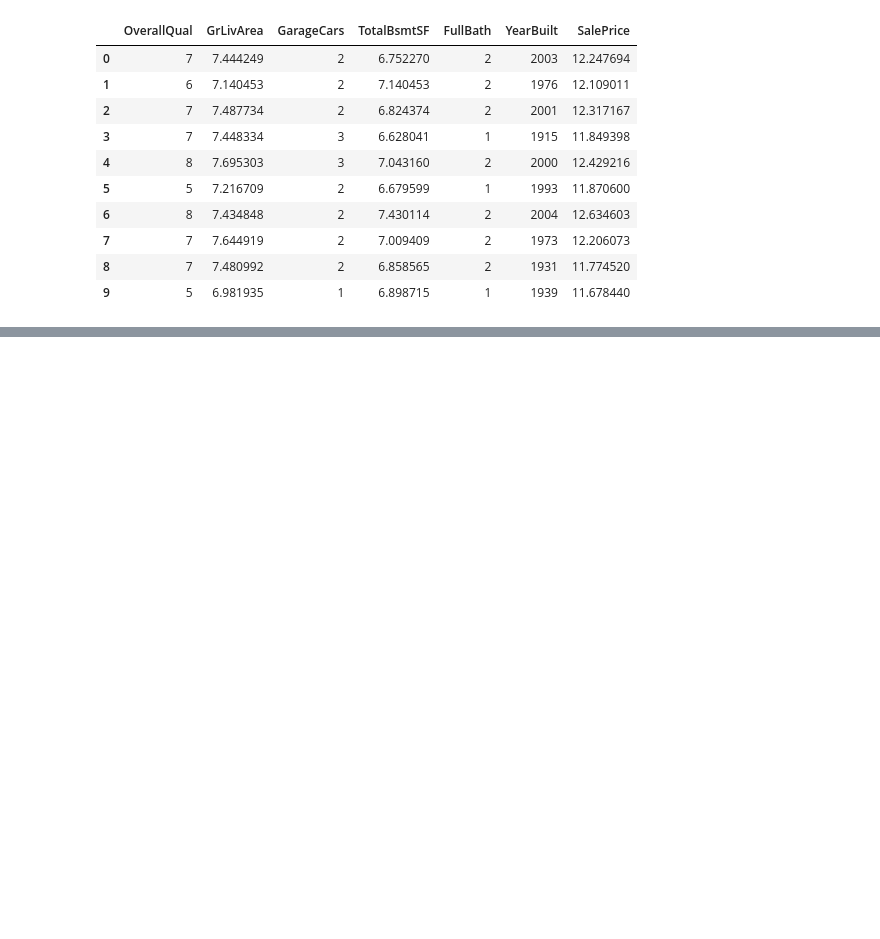
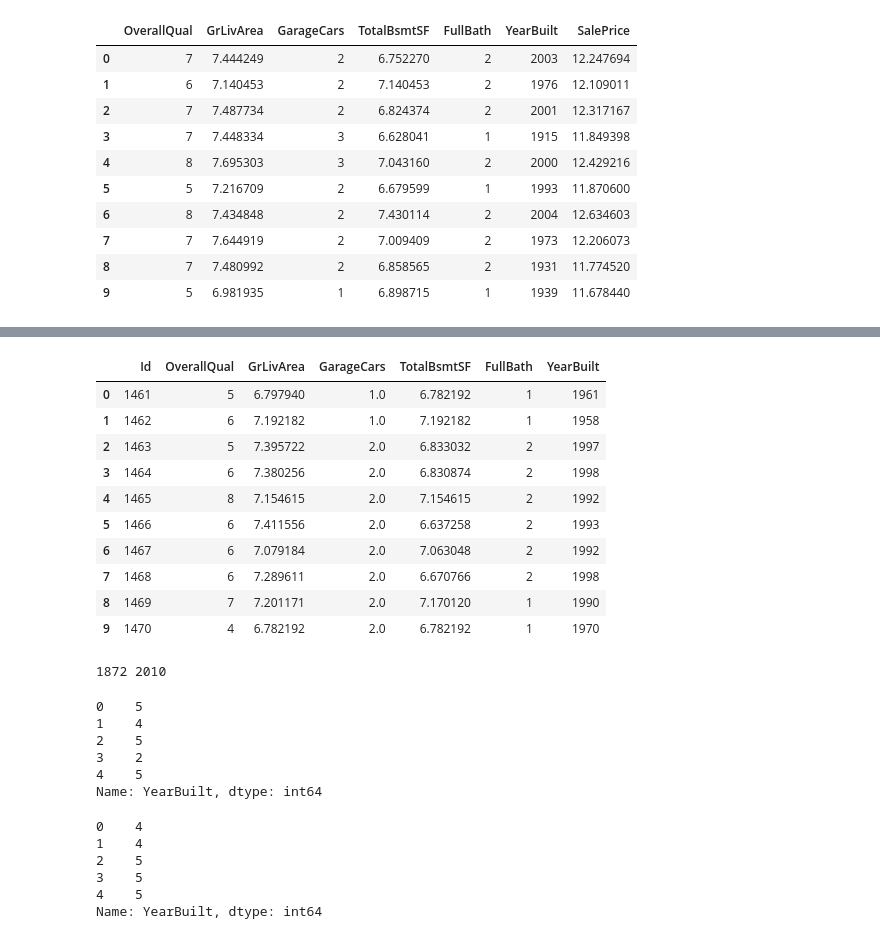
Before and after one commit to mushfiqulIslam/mltraining, a Jupyter notebook: house-prices/house-price.ipynb, the cells around one changed output, grey strips where cells are left out. Drawn from its saved outputs; the diff is of its cells as text; code cells hidden in the pictures; blank space fills up the shorter version.

```diff
--- a/house-prices/house-price.ipynb
+++ b/house-prices/house-price.ipynb
@@ -369,0 +381,46 @@ train.head(10)
+# %%
+#data transformation
+test['GrLivArea'] = np.log(test['GrLivArea'])
+test['TotalBsmtSF'] = np.log(test['TotalBsmtSF'])
+test.head(10)
+# %% [output]
+|  | Id | OverallQual | GrLivArea | GarageCars | TotalBsmtSF | FullBath | YearBuilt |
+| 0 | 1461 | 5 | 6.797940 | 1.0 | 6.782192 | 1 | 1961 |
+| 1 | 1462 | 6 | 7.192182 | 1.0 | 7.192182 | 1 | 1958 |
+| 2 | 1463 | 5 | 7.395722 | 2.0 | 6.833032 | 2 | 1997 |
+| 3 | 1464 | 6 | 7.380256 | 2.0 | 6.830874 | 2 | 1998 |
+| 4 | 1465 | 8 | 7.154615 | 2.0 | 7.154615 | 2 | 1992 |
+| 5 | 1466 | 6 | 7.411556 | 2.0 | 6.637258 | 2 | 1993 |
+| 6 | 1467 | 6 | 7.079184 | 2.0 | 7.063048 | 2 | 1992 |
+| 7 | 1468 | 6 | 7.289611 | 2.0 | 6.670766 | 2 | 1998 |
+| 8 | 1469 | 7 | 7.201171 | 2.0 | 7.170120 | 1 | 1990 |
+| 9 | 1470 | 4 | 6.782192 | 2.0 | 6.782192 | 1 | 1970 |
+# %%
+print(train['YearBuilt'].min(), train['YearBuilt'].max())
+# %% [output]
+1872 2010
+# %%
+criteria = [train['YearBuilt'].between(1872, 1900), train['YearBuilt'].between(1901, 1928), train['YearBuilt'].between(1929, 1956), train['YearBuilt'].between(1957, 1984), train['YearBuilt'].between(1985, 2012)]
+values = [1, 2, 3, 4, 5]
+
+train['YearBuilt'] = np.select(criteria, values, 0)
+train['YearBuilt'].head()
+# %% [output]
+0    5
+1    4
+2    5
+3    2
+4    5
+Name: YearBuilt, dtype: int64
+# %%
+criteria = [test['YearBuilt'].between(1872, 1900), test['YearBuilt'].between(1901, 1928), test['YearBuilt'].between(1929, 1956), test['YearBuilt'].between(1957, 1984), test['YearBuilt'].between(1985, 2012)]
+values = [1, 2, 3, 4, 5]
+test['YearBuilt'] = np.select(criteria, values, 0)
+test['YearBuilt'].head()
+# %% [output]
+0    4
+1    4
+2    5
+3    5
+4    5
+Name: YearBuilt, dtype: int64
```
Also changed, not shown: parts of 3 cells of this notebook.
